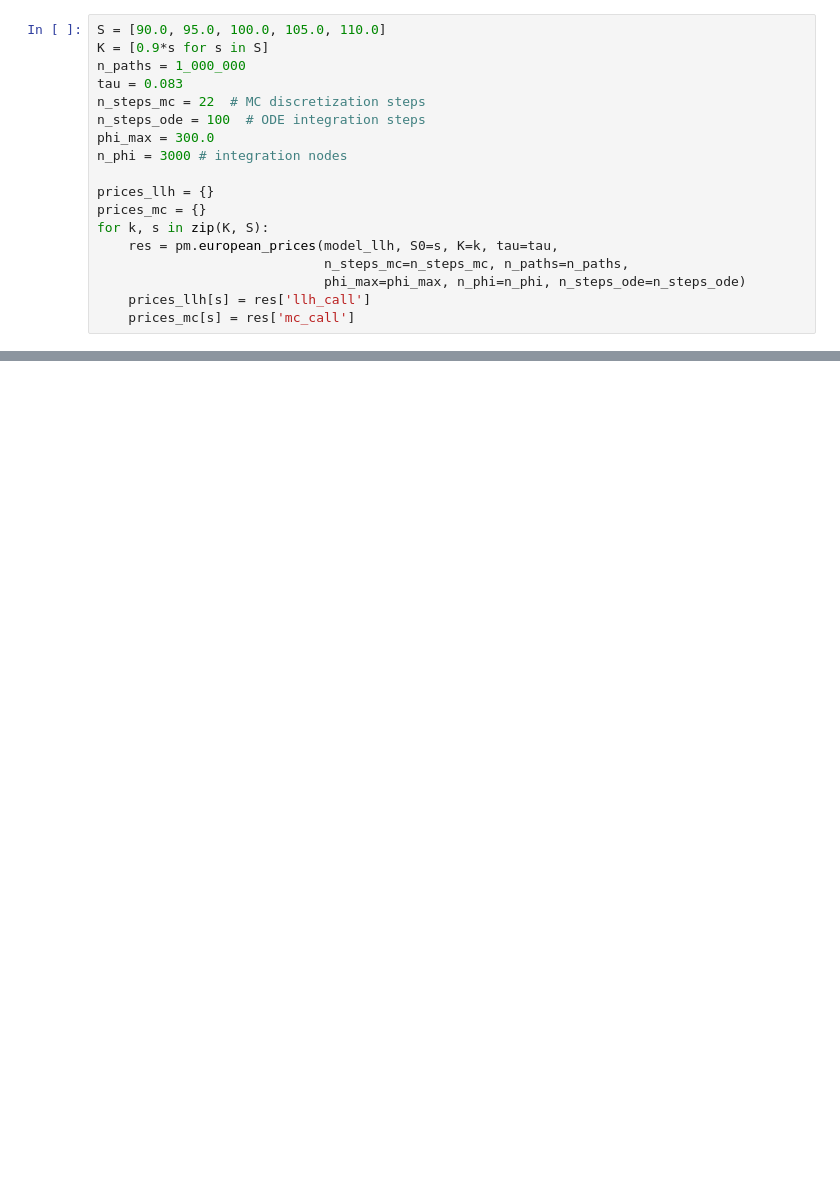
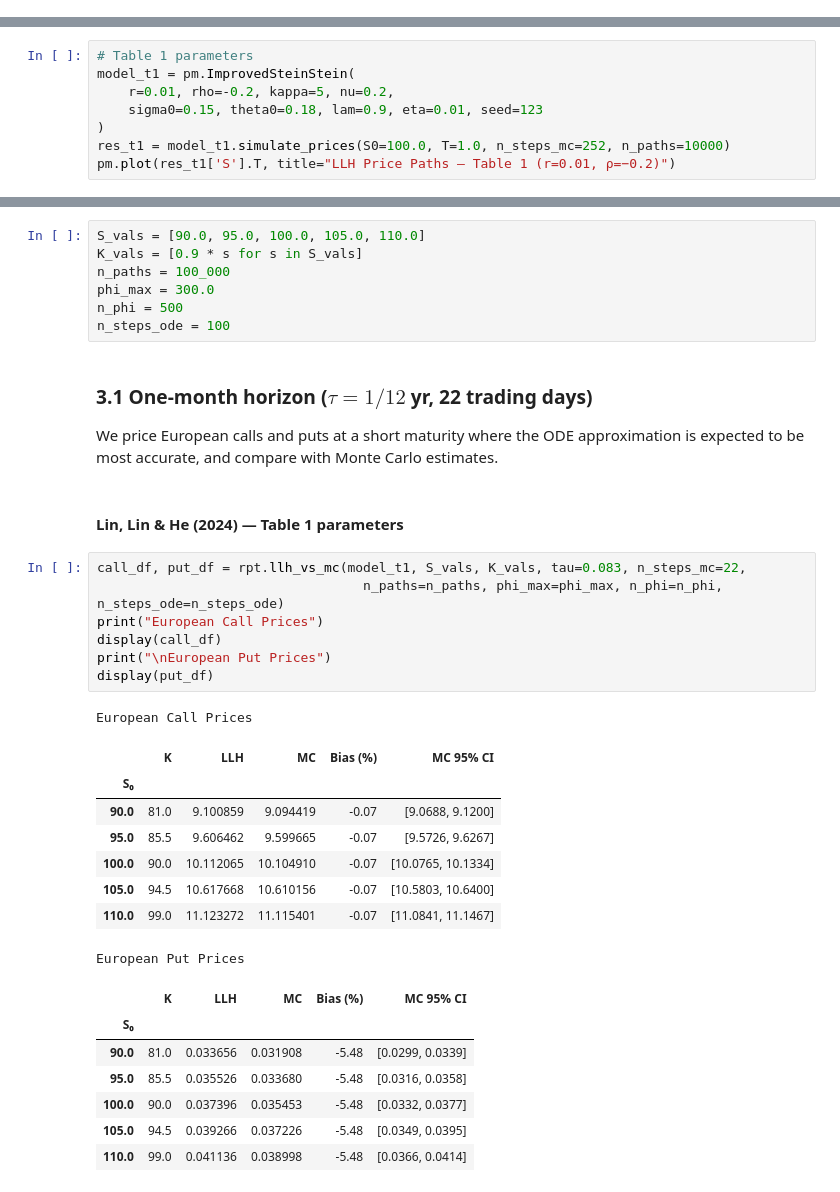
Before and after one commit to ramiuness/american-option-pricing-stoch-vol, a Jupyter notebook: notebooks/european_pricing.ipynb, the cells around one changed output, grey strips where cells are left out. Saved outputs shown, nothing was run; the diff lists cells and outputs as text; blank space fills up the shorter version.

```diff
--- a/notebooks/european_pricing.ipynb
+++ b/notebooks/european_pricing.ipynb
@@ -60,18 +0,0 @@ We illustrate the computation of European options using the algorithm outlined i
-# %%
-S = [90.0, 95.0, 100.0, 105.0, 110.0]
-K = [0.9*s for s in S]
-n_paths = 1_000_000
-tau = 0.083
-n_steps_mc = 22  # MC discretization steps
-n_steps_ode = 100  # ODE integration steps
-phi_max = 300.0
-n_phi = 3000 # integration nodes
-
-prices_llh = {}
-prices_mc = {}
-for k, s in zip(K, S):
-    res = pm.european_prices(model_llh, S0=s, K=k, tau=tau,
-                             n_steps_mc=n_steps_mc, n_paths=n_paths,
-                             phi_max=phi_max, n_phi=n_phi, n_steps_ode=n_steps_ode)
-    prices_llh[s] = res['llh_call']
-    prices_mc[s] = res['mc_call']
@@ -263,0 +60,8 @@ for panel_name, rho_val in panels.items():
+# %%
+# Table 1 parameters
+model_t1 = pm.ImprovedSteinStein(
+    r=0.01, rho=-0.2, kappa=5, nu=0.2,
+    sigma0=0.15, theta0=0.18, lam=0.9, eta=0.01, seed=123
+)
+res_t1 = model_t1.simulate_prices(S0=100.0, T=1.0, n_steps_mc=252, n_paths=10000)
+pm.plot(res_t1['S'].T, title="LLH Price Paths — Table 1 (r=0.01, ρ=−0.2)")
@@ -263,0 +89,38 @@ for panel_name, rho_val in panels.items():
+# %%
+S_vals = [90.0, 95.0, 100.0, 105.0, 110.0]
+K_vals = [0.9 * s for s in S_vals]
+n_paths = 100_000
+phi_max = 300.0
+n_phi = 500
+n_steps_ode = 100
+# %% [markdown]
+### 3.1 One-month horizon ($\tau = 1/12$ yr, 22 trading days)
+
+We price European calls and puts at a short maturity where the ODE approximation
+is expected to be most accurate, and compare with Monte Carlo estimates.
+# %% [markdown]
+#### Lin, Lin & He (2024) — Table 1 parameters
+# %%
+call_df, put_df = rpt.llh_vs_mc(model_t1, S_vals, K_vals, tau=0.083, n_steps_mc=22,
+                                  n_paths=n_paths, phi_max=phi_max, n_phi=n_phi, n_steps_ode=n_steps_ode)
+print("European Call Prices")
+display(call_df)
+print("\nEuropean Put Prices")
+display(put_df)
+# %% [output]
+European Call Prices
+|  | K | LLH | MC | Bias (%) | MC 95% CI |
+| S₀ |  |  |  |  |  |
+| 90.0 | 81.0 | 9.100859 | 9.094419 | -0.07 | [9.0688, 9.1200] |
+| 95.0 | 85.5 | 9.606462 | 9.599665 | -0.07 | [9.5726, 9.6267] |
+| 100.0 | 90.0 | 10.112065 | 10.104910 | -0.07 | [10.0765, 10.1334] |
+| 105.0 | 94.5 | 10.617668 | 10.610156 | -0.07 | [10.5803, 10.6400] |
+| 110.0 | 99.0 | 11.123272 | 11.115401 | -0.07 | [11.0841, 11.1467] |
+European Put Prices
+|  | K | LLH | MC | Bias (%) | MC 95% CI |
+| S₀ |  |  |  |  |  |
+| 90.0 | 81.0 | 0.033656 | 0.031908 | -5.48 | [0.0299, 0.0339] |
+| 95.0 | 85.5 | 0.035526 | 0.033680 | -5.48 | [0.0316, 0.0358] |
+| 100.0 | 90.0 | 0.037396 | 0.035453 | -5.48 | [0.0332, 0.0377] |
+| 105.0 | 94.5 | 0.039266 | 0.037226 | -5.48 | [0.0349, 0.0395] |
+| 110.0 | 99.0 | 0.041136 | 0.038998 | -5.48 | [0.0366, 0.0414] |
```
Also changed, not shown: parts of 72 cells of this notebook, 3 other files.
